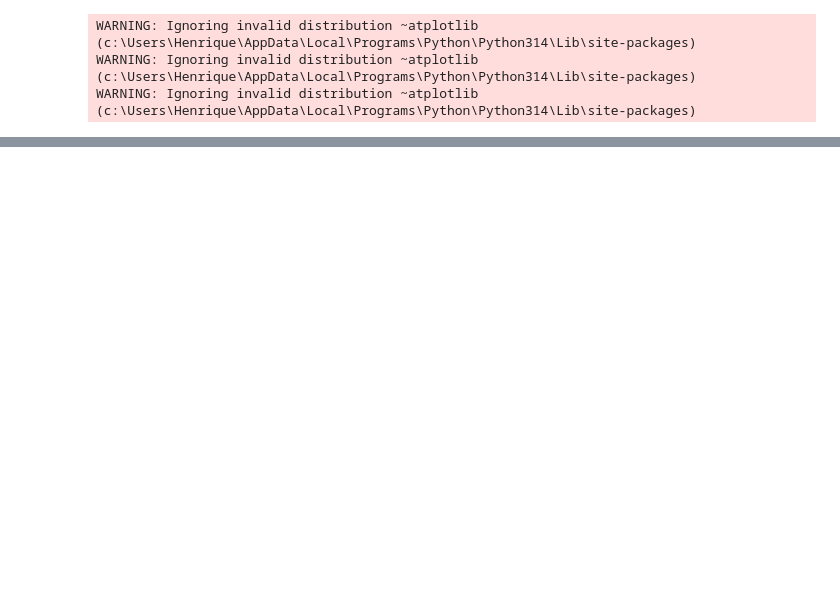
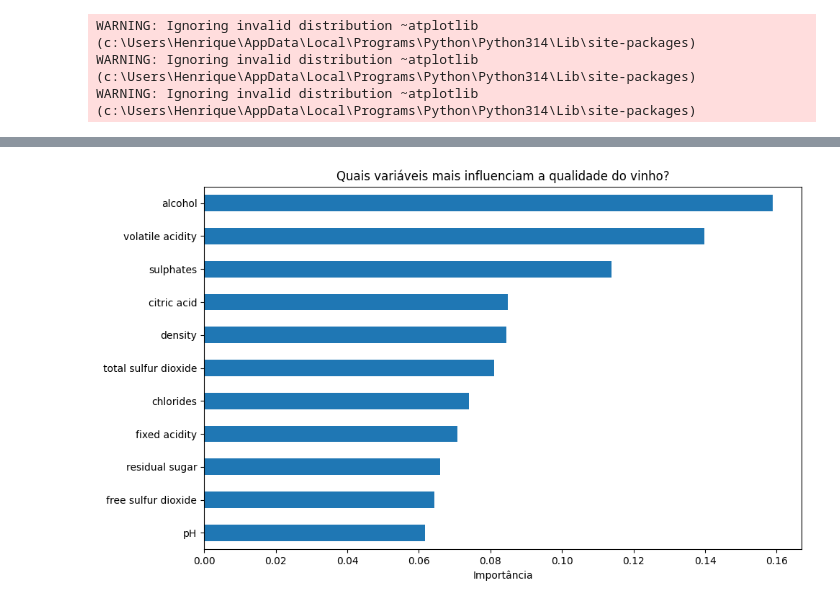
Before and after one commit to MayconNune/PosGraduacao_DataAnalytics---Machine-Learning---Grupo-31, a Jupyter notebook: models/randomforest.ipynb, the cells around one changed output, grey strips where cells are left out. Saved outputs shown, nothing was run; the diff lists cells and outputs as text; code cells hidden in the pictures; blank space fills up the shorter version.

Commit message:
atualizando modelo

```diff
--- a/models/randomforest.ipynb
+++ b/models/randomforest.ipynb
@@ -40,0 +45,9 @@ df.shape
+# %%
+# Dividindo treino e teste
+X_train, X_test, y_train, y_test = train_test_split(
+    X, y, test_size=0.3, random_state=42
+)
+# %%
+# Treinando o Random Forest
+modelo_rf = RandomForestClassifier(n_estimators=100, random_state=42)
+modelo_rf.fit(X_train, y_train)
@@ -40,0 +79,13 @@ df.shape
+# %%
+# Treinar com class_weight balanceado
+modelo_rf_balanceado = RandomForestClassifier(
+    n_estimators=100,
+    class_weight='balanced',
+    random_state=42
+)
+modelo_rf_balanceado.fit(X_train, y_train)
+
+# Avaliar
+y_pred_bal = modelo_rf_balanceado.predict(X_test)
+print(classification_report(y_test, y_pred_bal))
+print(confusion_matrix(y_test, y_pred_bal))
@@ -40,0 +104,23 @@ df.shape
+# %%
+from sklearn.ensemble import RandomForestClassifier
+
+
+# Treinar o modelo original (sem balanceamento - que foi o melhor)
+modelo_rf = RandomForestClassifier(n_estimators=100, random_state=42)
+modelo_rf.fit(X_train, y_train)
+
+# Extrair importâncias
+importancias = pd.Series(
+    modelo_rf.feature_importances_,
+    index=X.columns
+).sort_values(ascending=True)
+
+# Plotar
+plt.figure(figsize=(10, 6))
+importancias.plot(kind='barh')
+plt.title('Quais variáveis mais influenciam a qualidade do vinho?')
+plt.xlabel('Importância')
+plt.tight_layout()
+plt.show()
+# %% [output]
+[figure, added]
```
Also changed, not shown: parts of 9 cells of this notebook.
